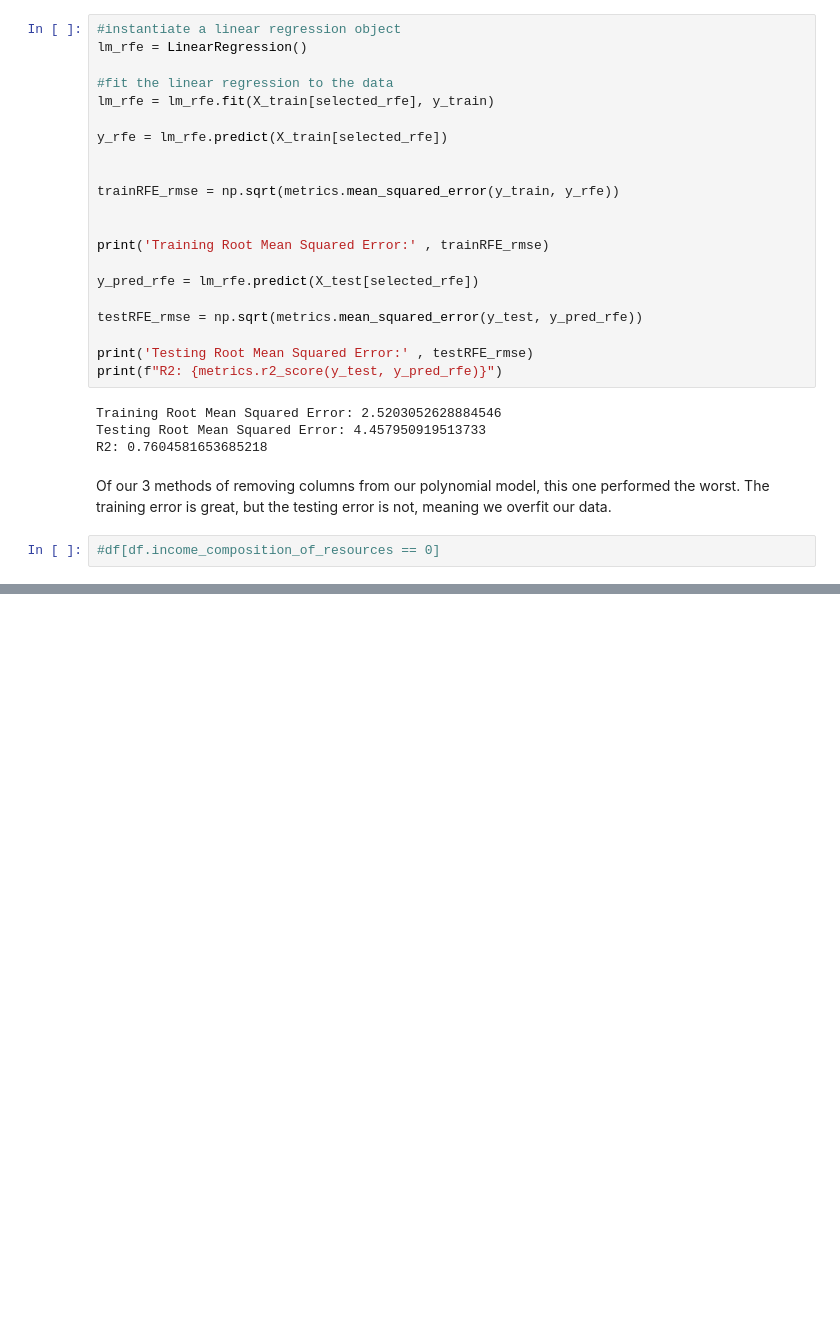
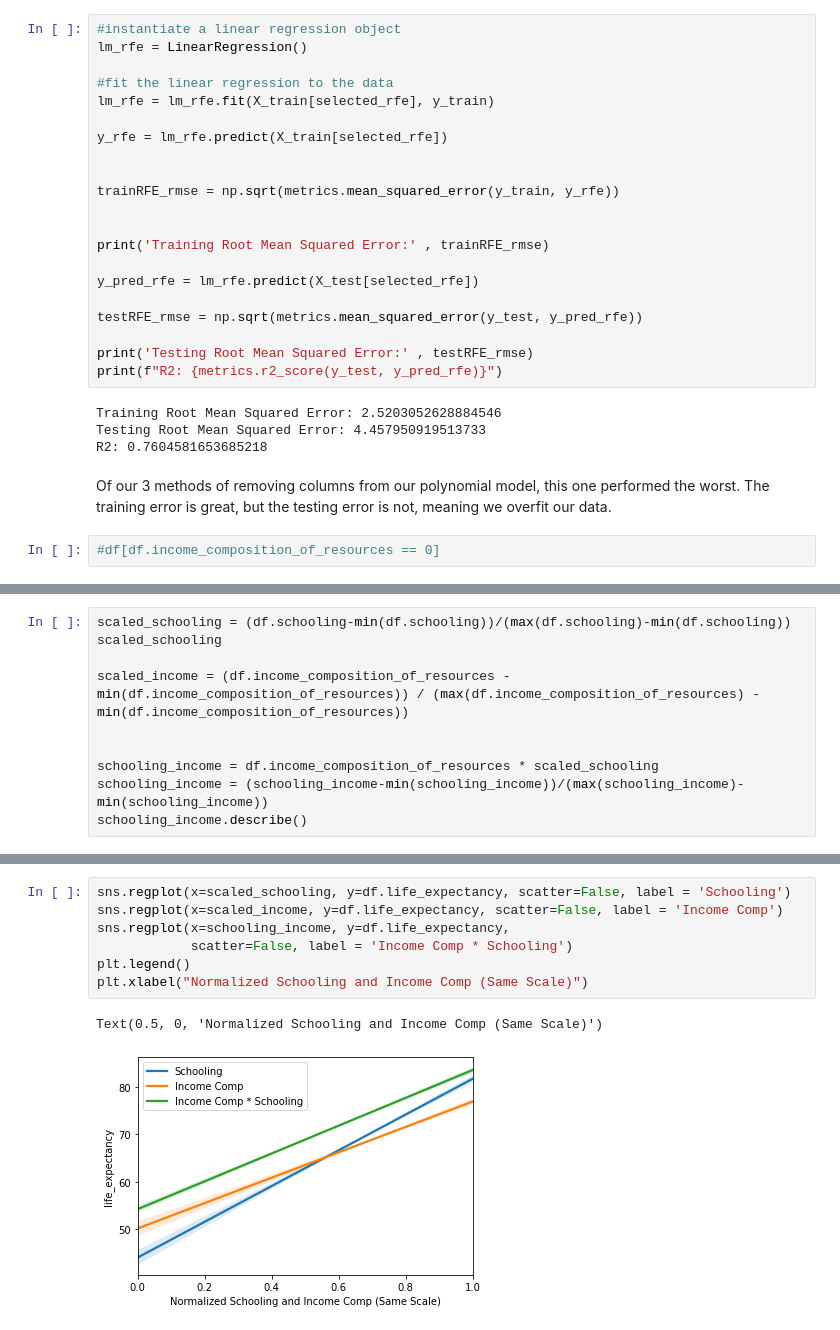
Before and after one commit to bmccabe96/Life_Expectancy_Regression, a Jupyter notebook: regression_model-developing_nations.ipynb, the cells around one changed output, grey strips where cells are left out. Cells and saved outputs as stored; diff of their text form; blank space fills up the shorter version.

```diff
--- a/regression_model-developing_nations.ipynb
+++ b/regression_model-developing_nations.ipynb
@@ -625,0 +631,10 @@ Of our 3 methods of removing columns from our polynomial model, this one perform
+# %%
+scaled_schooling = (df.schooling-min(df.schooling))/(max(df.schooling)-min(df.schooling))
+scaled_schooling
+
+scaled_income = (df.income_composition_of_resources - min(df.income_composition_of_resources)) / (max(df.income_composition_of_resources) - min(df.income_composition_of_resources))
+
+
+schooling_income = df.income_composition_of_resources * scaled_schooling
+schooling_income = (schooling_income-min(schooling_income))/(max(schooling_income)-min(schooling_income))
+schooling_income.describe()
@@ -625,0 +651,10 @@ Of our 3 methods of removing columns from our polynomial model, this one perform
+# %%
+sns.regplot(x=scaled_schooling, y=df.life_expectancy, scatter=False, label = 'Schooling')
+sns.regplot(x=scaled_income, y=df.life_expectancy, scatter=False, label = 'Income Comp')
+sns.regplot(x=schooling_income, y=df.life_expectancy,
+            scatter=False, label = 'Income Comp * Schooling')
+plt.legend()
+plt.xlabel("Normalized Schooling and Income Comp (Same Scale)")
+# %% [output]
+Text(0.5, 0, 'Normalized Schooling and Income Comp (Same Scale)')
+[figure, added]
```
Also changed, not shown: parts of 2 cells of this notebook, 1 other file.
